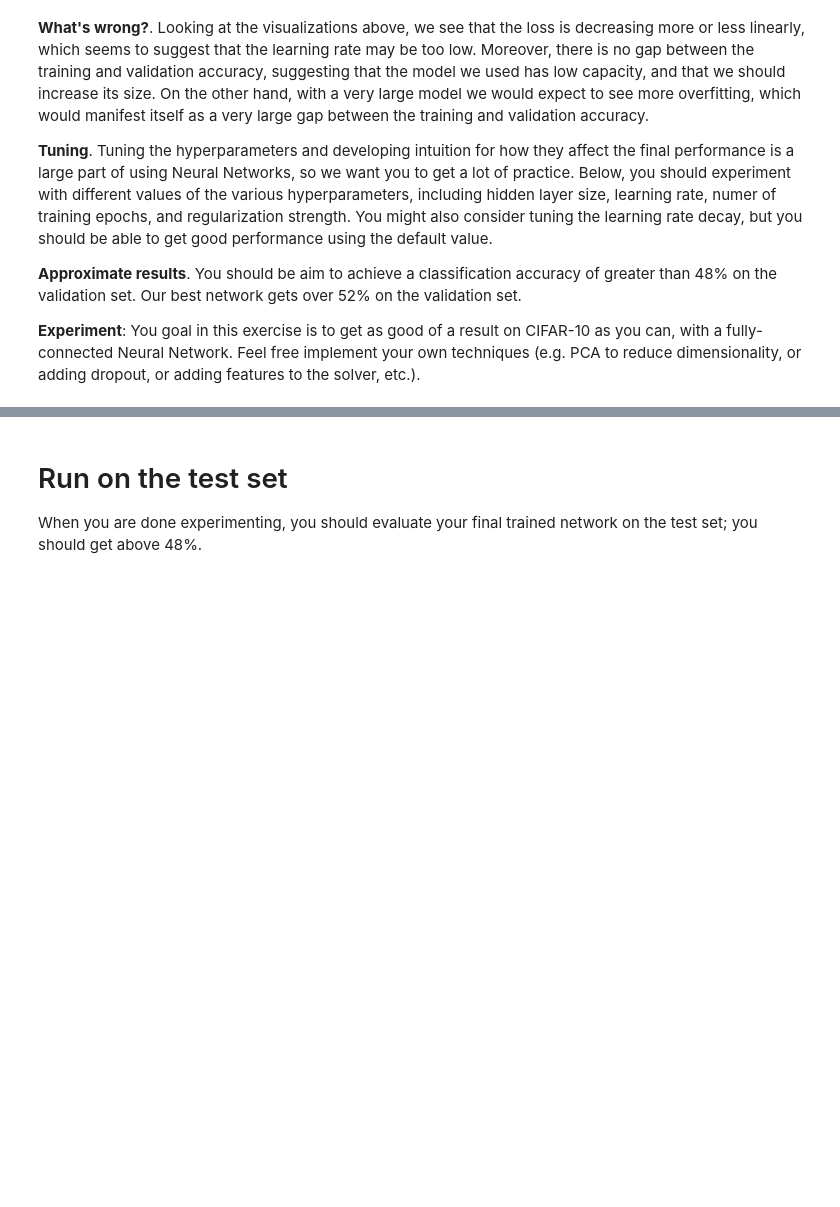
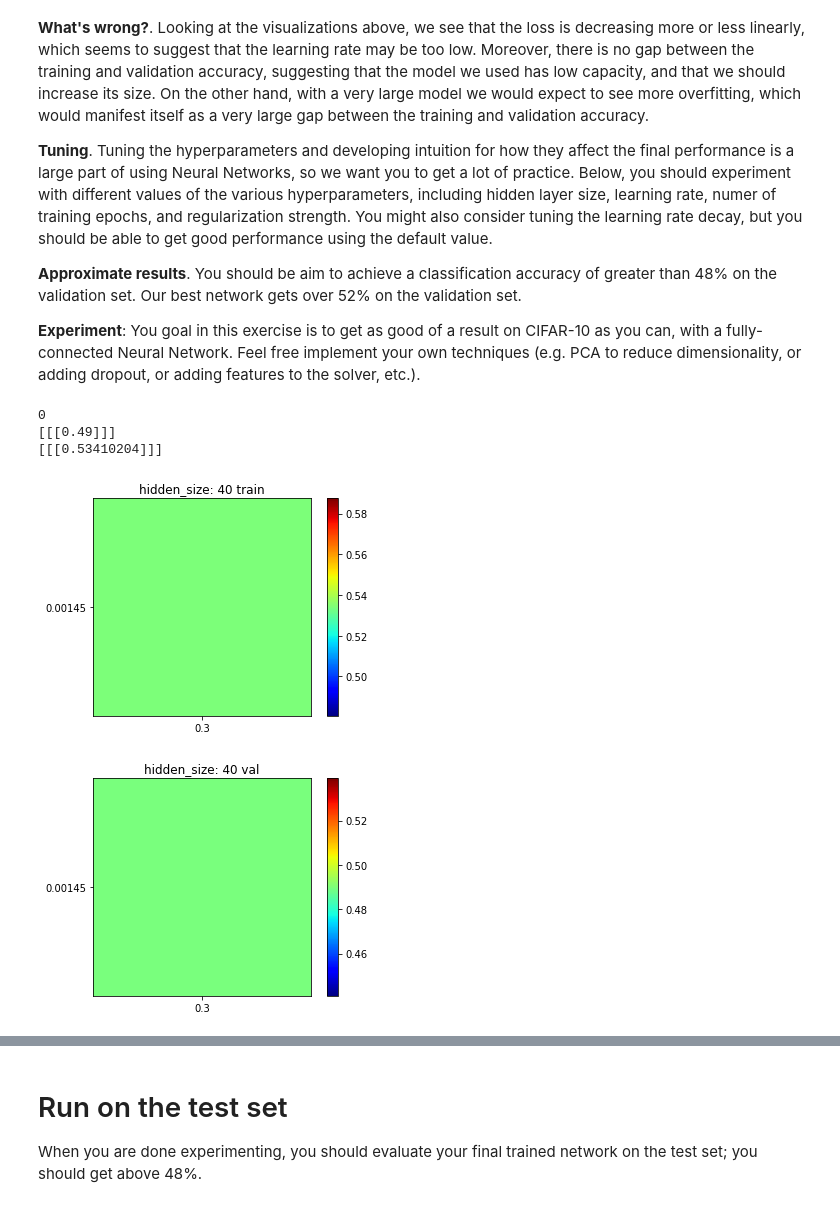
Before and after one commit to yohaiMagen/computer_vision_courss, a Jupyter notebook: assignment1/two_layer_net.ipynb, the cells around one changed output, grey strips where cells are left out. Saved outputs shown, nothing was run; the diff lists cells and outputs as text; code cells hidden in the pictures; blank space fills up the shorter version.

```diff
--- a/assignment1/two_layer_net.ipynb
+++ b/assignment1/two_layer_net.ipynb
@@ -155,7 +160,7 @@ def get_CIFAR10_data(num_training=49000, num_validation=1000, num_test=1000):
     we used for the SVM, but condensed to a single function.
     """
     # Load the raw CIFAR-10 data
-    cifar10_dir = 'cs231n/datasets/cifar-10-batches-py'
+    cifar10_dir = '/home/yohai/computer_vison/computer_vision_courss/cifar-10-batches-py'
 
     X_train, y_train, X_test, y_test = load_CIFAR10(cifar10_dir)
 
@@ -266,23 +294,74 @@ show_net_weights(net)
 **Experiment**: You goal in this exercise is to get as good of a result on CIFAR-10 as you can, with a fully-connected Neural Network. Feel free implement your own techniques (e.g. PCA to reduce dimensionality, or adding dropout, or adding features to the solver, etc.).
 # %%
 best_net = None # store the best model into this
-
+best_val = 0
 #################################################################################
 # TODO: Tune hyperparameters using the validation set. Store your best trained  #
 # model in best_net.                                                            #
 #                                                                               #
 # To help debug your network, it may help to use visualizations similar to the  #
 # ones we used above; these visualizations will have significant qualitative    #
 # differences from the ones we saw above for the poorly tuned network.          #
 #                                                                               #
 # Tweaking hyperparameters by hand can be fun, but you might find it useful to  #
 # write code to sweep through possible combinations of hyperparameters          #
 # automatically like we did on the previous exercises.                          #
 #################################################################################
-# Your code
+input_size = 32 * 32 * 3
+hidden_size = 50
+num_classes = 10
+k = 0
+
+learning_rate_vec = np.linspace(0.00145, 0.00146, 1)
+reg_vec = np.linspace(0.3, 0.31, 1)
+hiden_l_vec = np.arange(40, 41, 5)
+train_acc_mat = np.zeros((learning_rate_vec.shape[0], reg_vec.shape[0], hiden_l_vec.shape[0]))
+val_acc_mat = np.zeros(train_acc_mat.shape)
+
+for l, hidden_size in enumerate(hiden_l_vec):
+    for i, l_rate in enumerate(learning_rate_vec):
+        for j, r_strength in enumerate(reg_vec):
+            net = TwoLayerNet(input_size, hidden_size, num_classes)
+            loss_hist = net.train(X_train, y_train, X_val, y_val, learning_rate=l_rate, reg=r_strength,
+                          num_iters=2000, batch_size=500, verbose=False)
+            y_train_pred = net.predict(X_train)
+            train_acuracy = np.mean(y_train == y_train_pred)
+            y_val_pred = net.predict(X_val)
+            val_acuracy =  np.mean(y_val == y_val_pred)
+            if val_acuracy > best_val:
+                best_val = val_acuracy
+                best_net = net
+            train_acc_mat[i, j, l] = train_acuracy
+            val_acc_mat[i, j, l] = val_acuracy
+            if(k%5 == 0):
+                print(k)
+            k += 1
+
+
 #################################################################################
 #                               END OF YOUR CODE                                #
 #################################################################################
+for k, h_size in enumerate(hiden_l_vec):
+    plt.figure()
+    plt.imshow(train_acc_mat[:,:,k], cmap='jet')
+    plt.yticks(np.arange(train_acc_mat.shape[0]), learning_rate_vec)
+    plt.xticks(np.arange(train_acc_mat.shape[1]), reg_vec)
+    plt.colorbar()
+    plt.title('hidden_size: {} train'.format(h_size))
+    plt.figure()
+    plt.imshow(val_acc_mat[:,:,k], cmap='jet')
+    plt.yticks(np.arange(train_acc_mat.shape[0]), learning_rate_vec)
+    plt.xticks(np.arange(train_acc_mat.shape[1]), reg_vec)
+    plt.colorbar()
+    plt.title('hidden_size: {} val'.format(h_size))
+print(val_acc_mat)
+print(train_acc_mat)
+# %% [output]
+0
+[[[0.49]]]
+[[[0.53410204]]]
+[figure, added]
+[figure, added]
 # %%
 # visualize the weights of the best network
 show_net_weights(best_net)
```
Also changed, not shown: parts of 10 cells of this notebook, 2 other files.
